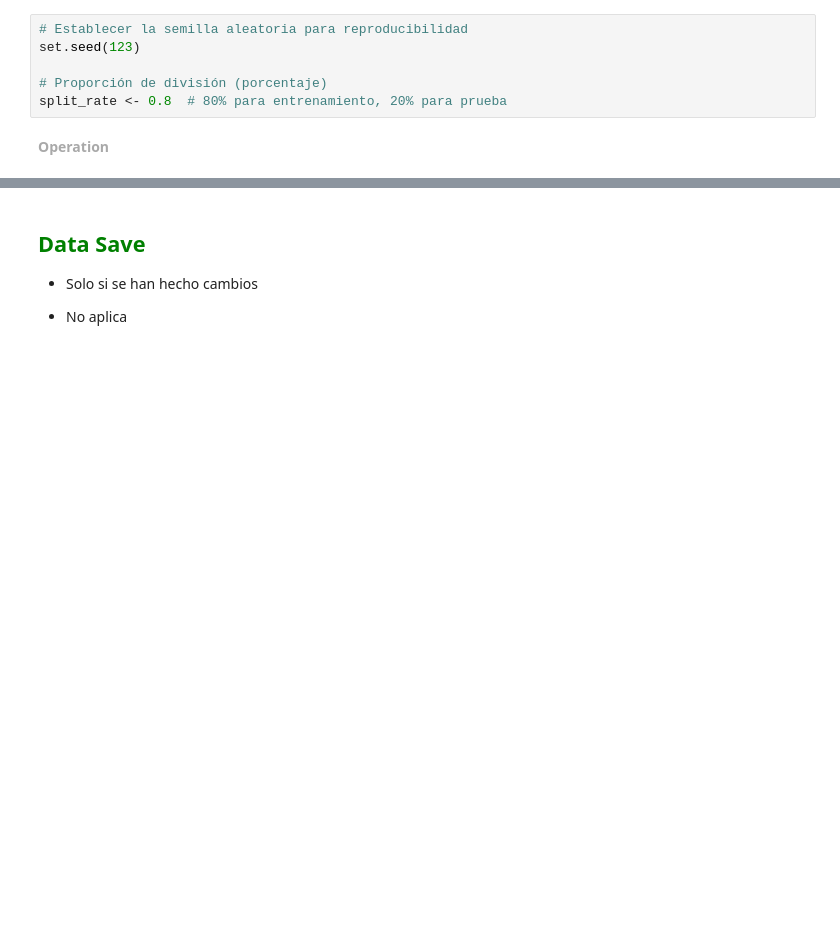
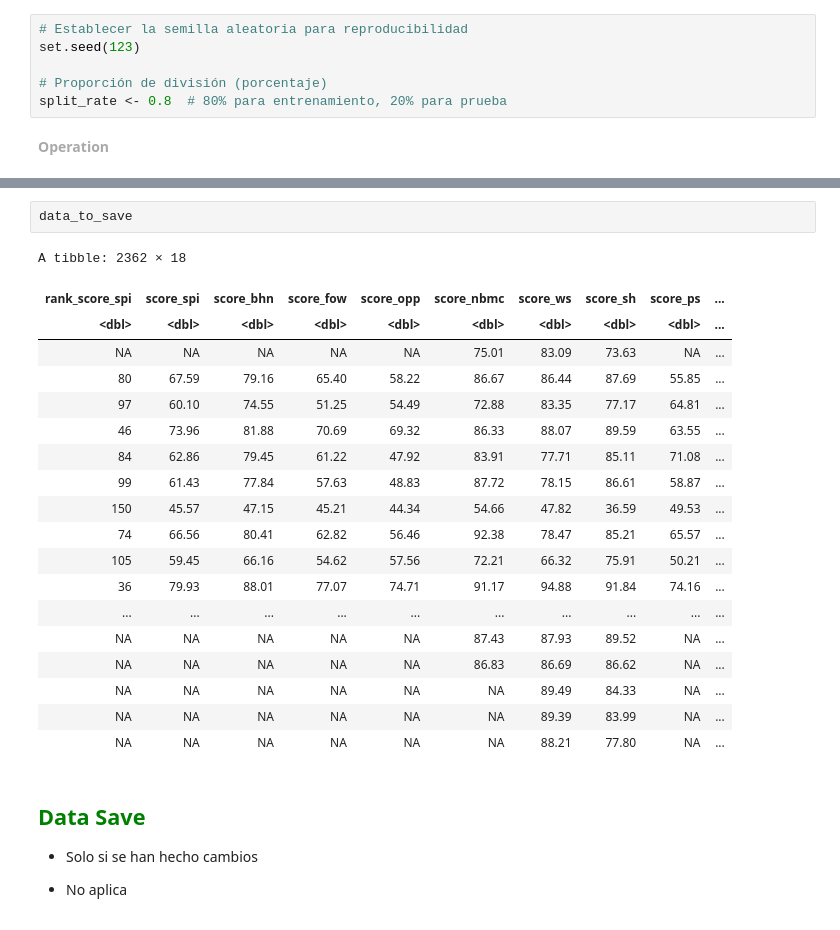
Before and after one commit to URJCDSLab/CitizenLab-Research-and-Development, a Jupyter notebook: casos_urjc/notebooks/dominios_II_y_III/53_inversion/08.- Data Split_CU_18_53_02_spi_v_01.ipynb, the cells around one changed output, grey strips where cells are left out. Drawn from its saved outputs; the diff is of its cells as text; blank space fills up the shorter version.

```diff
--- a/casos_urjc/notebooks/dominios_II_y_III/53_inversion/08.- Data Split_CU_18_53_02_spi_v_01.ipynb
+++ b/casos_urjc/notebooks/dominios_II_y_III/53_inversion/08.- Data Split_CU_18_53_02_spi_v_01.ipynb
@@ -209,3 +209,25 @@ score_pfc, score_incl, score_aae)`
+# %%
+data_to_save
+# %% [output]
+A tibble: 2362 × 18
+| rank_score_spi | score_spi | score_bhn | score_fow | score_opp | score_nbmc | score_ws | score_sh | score_ps | ... |
+| <dbl> | <dbl> | <dbl> | <dbl> | <dbl> | <dbl> | <dbl> | <dbl> | <dbl> | ... |
+| NA | NA | NA | NA | NA | 75.01 | 83.09 | 73.63 | NA | ... |
+| 80 | 67.59 | 79.16 | 65.40 | 58.22 | 86.67 | 86.44 | 87.69 | 55.85 | ... |
+| 97 | 60.10 | 74.55 | 51.25 | 54.49 | 72.88 | 83.35 | 77.17 | 64.81 | ... |
+| 46 | 73.96 | 81.88 | 70.69 | 69.32 | 86.33 | 88.07 | 89.59 | 63.55 | ... |
+| 84 | 62.86 | 79.45 | 61.22 | 47.92 | 83.91 | 77.71 | 85.11 | 71.08 | ... |
+| 99 | 61.43 | 77.84 | 57.63 | 48.83 | 87.72 | 78.15 | 86.61 | 58.87 | ... |
+| 150 | 45.57 | 47.15 | 45.21 | 44.34 | 54.66 | 47.82 | 36.59 | 49.53 | ... |
+| 74 | 66.56 | 80.41 | 62.82 | 56.46 | 92.38 | 78.47 | 85.21 | 65.57 | ... |
+| 105 | 59.45 | 66.16 | 54.62 | 57.56 | 72.21 | 66.32 | 75.91 | 50.21 | ... |
+| 36 | 79.93 | 88.01 | 77.07 | 74.71 | 91.17 | 94.88 | 91.84 | 74.16 | ... |
+| ... | ... | ... | ... | ... | ... | ... | ... | ... | ... |
+| NA | NA | NA | NA | NA | 87.43 | 87.93 | 89.52 | NA | ... |
+| NA | NA | NA | NA | NA | 86.83 | 86.69 | 86.62 | NA | ... |
+| NA | NA | NA | NA | NA | NA | 89.49 | 84.33 | NA | ... |
+| NA | NA | NA | NA | NA | NA | 89.39 | 83.99 | NA | ... |
+| NA | NA | NA | NA | NA | NA | 88.21 | 77.80 | NA | ... |
 # %% [markdown]
 ## <font color='green'>Data Save</font>
 
```
Also changed, not shown: parts of 3 cells of this notebook, 2 other files.
